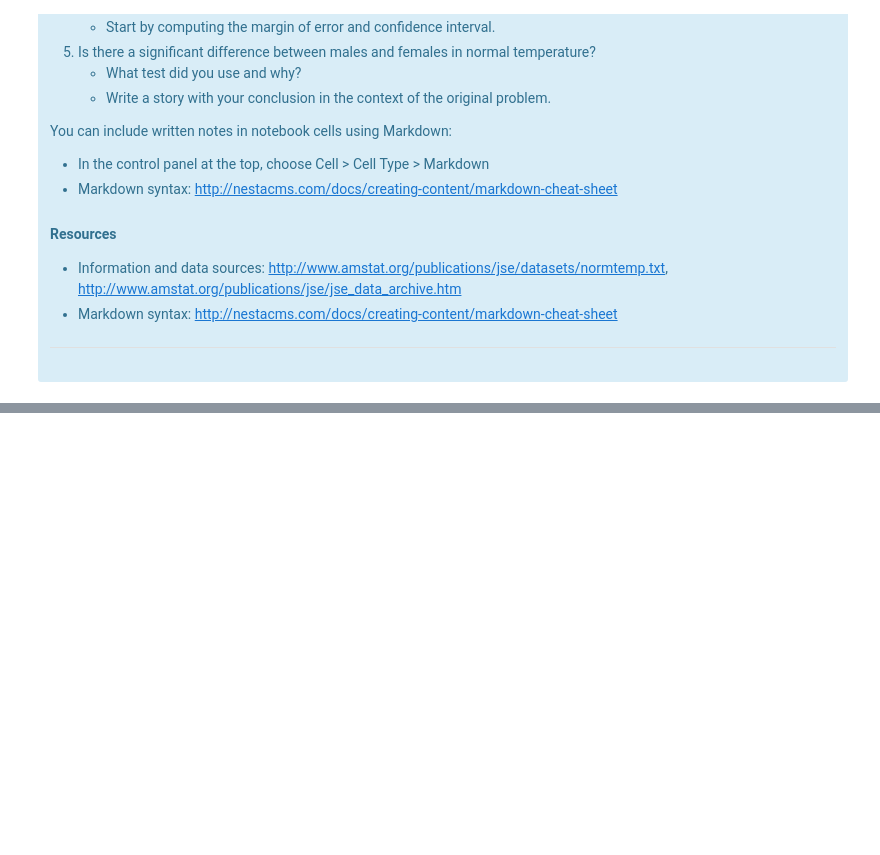
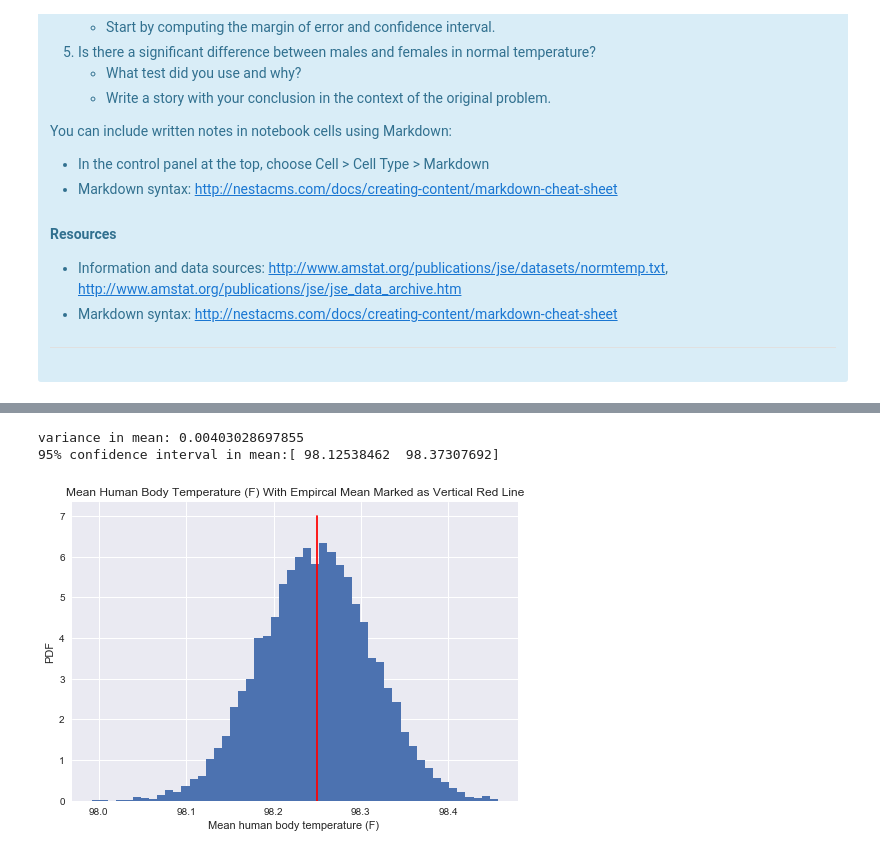
Before and after one commit to bretmarshall16/springboard, a Jupyter notebook: human_temp/sliderule_dsi_inferential_statistics_exercise_1.ipynb, the cells around one changed output, grey strips where cells are left out. Saved outputs shown, nothing was run; the diff lists cells and outputs as text; code cells hidden in the pictures; blank space fills up the shorter version.

```diff
--- a/human_temp/sliderule_dsi_inferential_statistics_exercise_1.ipynb
+++ b/human_temp/sliderule_dsi_inferential_statistics_exercise_1.ipynb
@@ -57,0 +115,37 @@ df = pd.read_csv('data/human_body_temperature.csv')
+# %%
+def bootstrap_replicate_1d(data, func):
+    #Generate bootstrap replicate of 1D data.
+    bs_sample = np.random.choice(data, len(data))
+    return func(bs_sample)
+
+def draw_bs_reps(data, func, size=1):
+    #Draw bootstrap replicates
+
+    # Initialize array of replicates: bs_replicates
+    bs_replicates = np.empty(size)
+
+    # Generate replicates
+    for i in range(size):
+        bs_replicates[i] = bootstrap_replicate_1d(data,func)
+
+    return bs_replicates
+# %%
+#TAKING 10000 BOOTSTRAP REPLICATES OF MEAN HUMAN BODY TEMPERATURE
+bs_temperature=draw_bs_reps(df['temperature'],np.mean,10000)
+
+#PRINT OUT VARIANCE TO SHOW DIFFERENCE
+print("variance in mean: "+str(np.var(bs_temperature)))
+print("95% confidence interval in mean:" +str(np.percentile(bs_temperature,[2.5,97.5])))
+
+#PLOTTING OF MEAN HUMAN BODY TEMPERATURE
+_ = plt.hist(bs_temperature,bins=50, normed=True)
+_ = plt.plot([np.mean(df['temperature']),np.mean(df['temperature'])], [0, 7], 'k-',color='red')
+_ = plt.plot(x=np.mean(df['temperature']),y=y,linestyle='-',color='red')
+_ = plt.title('Mean Human Body Temperature (F) With Empircal Mean Marked as Vertical Red Line')
+_ = plt.xlabel('Mean human body temperature (F) ')
+_ = plt.ylabel('PDF')
+plt.show()
+# %% [output]
+variance in mean: 0.00403028697855
+95% confidence interval in mean:[ 98.12538462  98.37307692]
+[figure, added]
```
Also changed, not shown: parts of 17 cells of this notebook.
